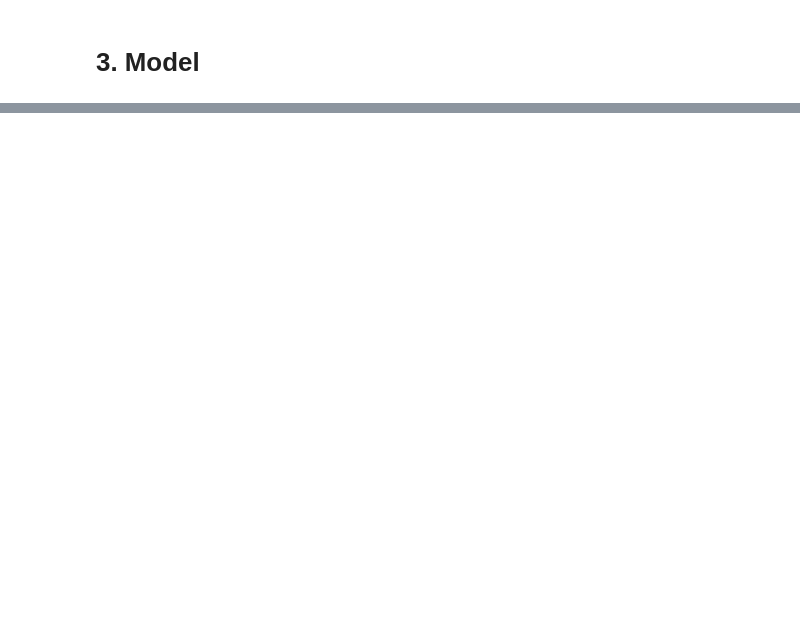
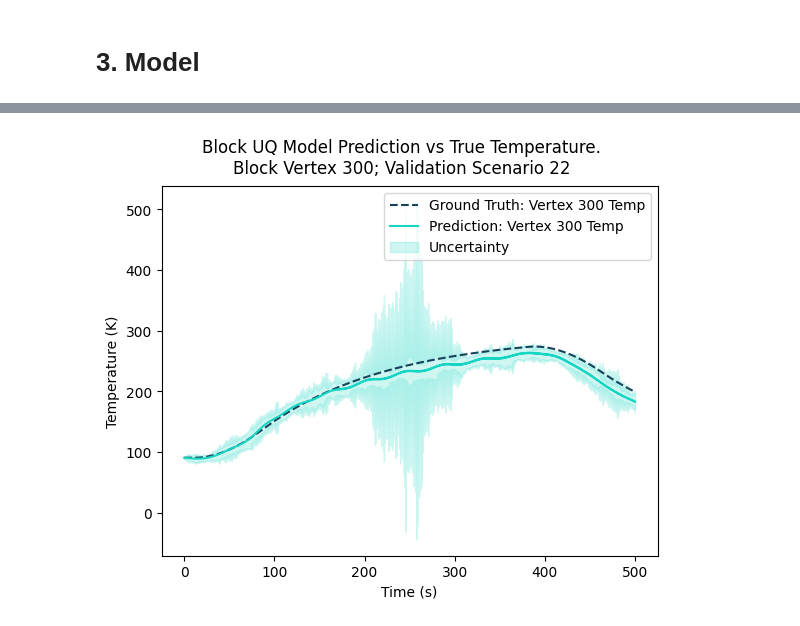
Before and after one commit to digiLab-ai/ukaea-sysuq-box, a Jupyter notebook: SysUQ.ipynb, the cells around one changed output, grey strips where cells are left out. Saved outputs shown, nothing was run; the diff lists cells and outputs as text; code cells hidden in the pictures; blank space fills up the shorter version.

```diff
--- a/SysUQ.ipynb
+++ b/SysUQ.ipynb
@@ -118,11 +153,7 @@ def load_numeric_csv(filepath):
 def make_input_features_from_file(
     filepath,
     time_col: str = "Time",
-    input_cols=(
-        "Convection_FilmCoef",
-        "Heat Flux_Magnitude",
-        "Convection_AmbientTemp",
-    ),
+    input_cols=external_conditions_input_names,
 ):
     """
     Load input features from a CSV and return:
@@ -210,11 +241,7 @@ def collate_paired_datasets(
     input_pattern="*_exc.csv",
     output_pattern="*out.csv",
     time_col="Time",
-    input_cols=(
-        "Convection_FilmCoef",
-        "Heat Flux_Magnitude",
-        "Convection_AmbientTemp",
-    ),
+    input_cols=external_conditions_input_names,
     temp_cols=None,
     include_scenarios=None,
 ):
@@ -536,10 +561,10 @@ def train_export_torchscript_workflow(
         label="Load Input Dataset",
         file_id=client.resources.get_resource_id_by_name(
             name=input_dataset_name,
-            project_id=client.projects.get_project_id_by_name(PROJECT_NAME),
+            project_id=client.projects.get_project_id_by_name(project_name),
             resource_type='dataset'
         ),
-        project_id=client.projects.get_project_id_by_name(PROJECT_NAME),
+        project_id=client.projects.get_project_id_by_name(project_name),
         client=client,
     )
     graph.add_node(load_input_data)  # add to graph
@@ -550,10 +575,10 @@ def train_export_torchscript_workflow(
         label="Load Output Dataset",
         file_id=client.resources.get_resource_id_by_name(
             name=output_dataset_name,
-            project_id=client.projects.get_project_id_by_name(PROJECT_NAME),
+            project_id=client.projects.get_project_id_by_name(project_name),
             resource_type='dataset'
         ),
-        project_id=client.projects.get_project_id_by_name(PROJECT_NAME),
+        project_id=client.projects.get_project_id_by_name(project_name),
         client=client,
     )
     graph.add_node(load_output_data)  # add to graph
@@ -597,7 +622,7 @@ def train_export_torchscript_workflow(
         label="Save",
         data=output_model,
         file_id=save_model_name,
-        project_id=client.projects.get_project_id_by_name(PROJECT_NAME),
+        project_id=client.projects.get_project_id_by_name(project_name),
         client=client,
     )
     graph.add_node(save)  # add to graph
@@ -637,7 +662,7 @@ def train_export_torchscript_workflow(
         )
     try:
         client.workflows.save(
-          project_id=client.projects.get_project_id_by_name(PROJECT_NAME),
+          project_id=client.projects.get_project_id_by_name(project_name),
           workflow=workflow,
           workflow_name="TrainModelExportTorchscriptModel",
         )
@@ -1006,7 +1033,7 @@ val_in.columns = val_in.columns.str.strip()
 val_out.columns = val_out.columns.str.strip()
 # %%
 times = val_in['Time'].to_numpy()
-val_inputs = val_in[['Convection_FilmCoef', 'Heat Flux_Magnitude',	'Convection_AmbientTemp']].to_numpy()
+val_inputs = val_in[external_conditions_input_names].to_numpy()
 cols = [str(x) for x in range(1, 4961)]
 val_starting_temp = val_out[cols].to_numpy()[0]
 # %%
@@ -1041,17 +1068,19 @@ percentage_uncertainty = 100. * (1.96 * output_state_uncertainties) / val_output
 # %%
 plot_vertex = 300
 
-plt.plot(times_plot, val_outputs_plot[:, plot_vertex], label=f"Vertex {plot_vertex} Temp", linestyle='dashed')
-plt.plot(times_plot, output_states[:, plot_vertex], label=f"Vertex {plot_vertex} Temp")
+plt.plot(times_plot, val_outputs_plot[:, plot_vertex], color=INDIGO, label=f"Ground Truth: Vertex {plot_vertex} Temp", linestyle='dashed')
+plt.plot(times_plot, output_states[:, plot_vertex], color=KEPPEL, label=f"Prediction: Vertex {plot_vertex} Temp")
 plt.fill_between(times_plot,
                  output_lower_bound[:, plot_vertex],
                  output_upper_bound[:, plot_vertex],
-                 color='blue', alpha=0.2, label="Uncertainty")
+                 color=KEPPEL, alpha=0.2, label="Uncertainty")
 plt.xlabel("Time (s)")
 plt.ylabel("Temperature (K)")
-plt.suptitle(f"Block UQ Model Prediction vs True Temperature.\nVertex {plot_vertex}; Val Scenario {val_number}")
+plt.suptitle(f"Block UQ Model Prediction vs True Temperature.\nBlock Vertex {plot_vertex}; Validation Scenario {val_number}")
 plt.legend()
 plt.show()
+# %% [output]
+[figure, added]
 # %%
 def reshape_values(values, field, shape=BOX_SHAPE):
     nx, ny, nz = shape
```
Also changed, not shown: parts of 13 cells of this notebook, 2 other files.
